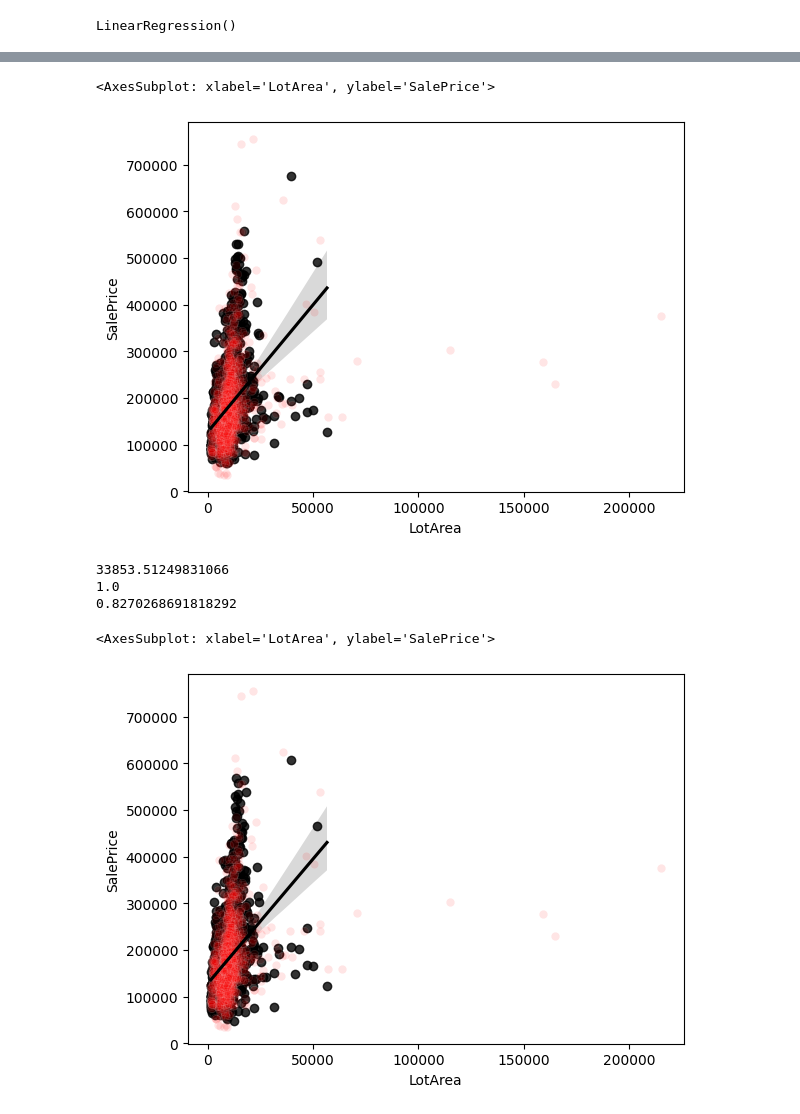
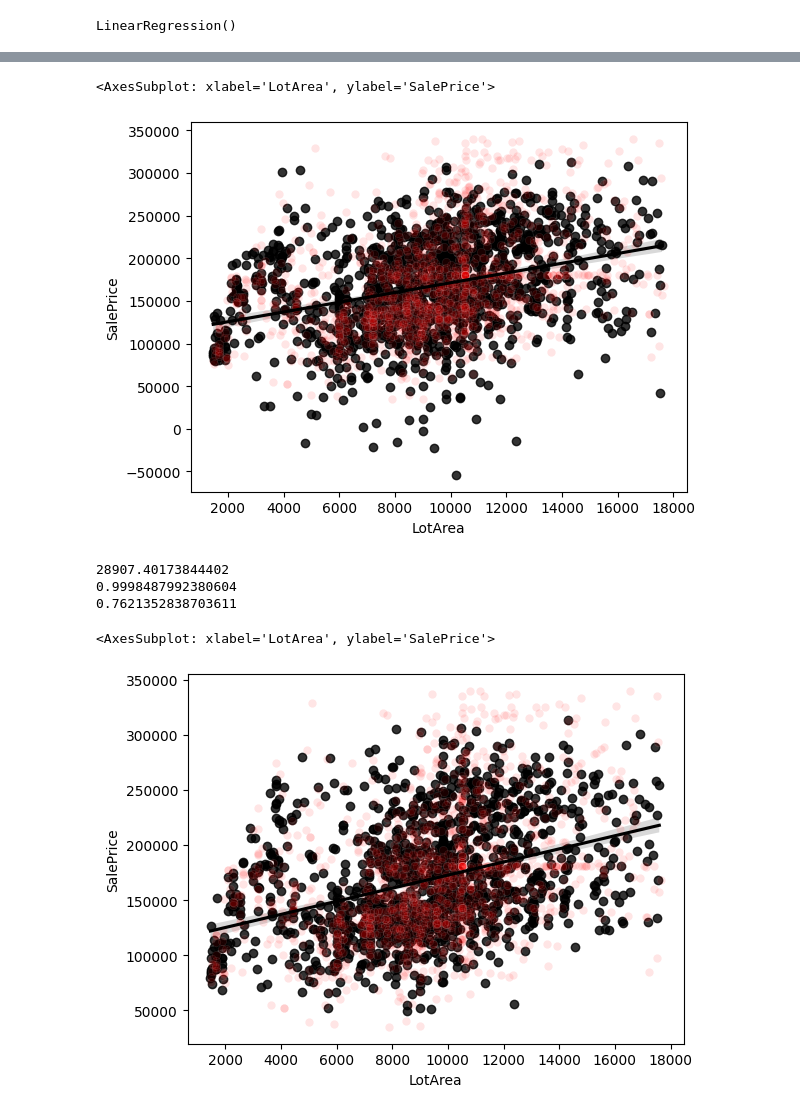
Before and after one commit to kossimon/sda_22_221108_linear-regression, a Jupyter notebook: linear_regression_better.ipynb, the cells around one changed output, grey strips where cells are left out. Cells and saved outputs as stored; diff of their text form; code cells hidden in the pictures.

```diff
--- a/linear_regression_better.ipynb
+++ b/linear_regression_better.ipynb
@@ -105,4 +117,2 @@ df_join_preproc[f'Utilities'] = df_join_preproc[f'Utilities'].replace({'AllPub':
 df_join_preproc[f'LandSlope'] = df_join_preproc[f'LandSlope'].replace({'Gtl':2, 'Mod':1, 'Sev':0})
 df_join_preproc[f'CentralAir'] = df_join_preproc[f'CentralAir'].replace({'Y' : 1, 'N' : 0})
-# %%
-df_join_preproc = df_join_preproc.fillna(int(0))
@@ -164,16 +186,26 @@ sns.boxplot(data = df_train_processed['LotArea'])
 [figure]
 # %%
 def turkey_func(data):
-    training_columns = list(data.columns)
-    for i in training_columns:
-        Q1 = df_join_preproc[f'{i}'].quantile(0.25)
-        Q3 = df_join_preproc[f'{i}'].quantile(0.75)
-        IQR = Q3 - Q1
-        print(i)
+  data_tur = data.select_dtypes(exclude=['uint8'])
+  data_unit = data.select_dtypes(include=['uint8'])
 
-        data[f'{i}'] = data[f'{i}'].mask(data[f'{i}'] < (Q1-1.5*IQR), data[f'{i}'].mean())
-        data[f'{i}'] = data[f'{i}'].mask(data[f'{i}'] > (Q3+1.5*IQR), data[f'{i}'].mean())
-    return data
+  #
+  # turkey_columns = list(data_tur.columns)
+  # natvrdo jenom na SalePrice a LotArea
+  turkey_columns = ['LotArea', 'SalePrice']
+
+  for i in turkey_columns:
+    Q1 = df_join_preproc[f'{i}'].quantile(0.25)
+    Q3 = df_join_preproc[f'{i}'].quantile(0.75)
+    IQR = Q3 - Q1
+    print(i)
+
+    data_tur[f'{i}'] = data_tur[f'{i}'].mask(data_tur[f'{i}'] < (Q1-1.5*IQR), data[f'{i}'].mean())
+    data_tur[f'{i}'] = data_tur[f'{i}'].mask(data_tur[f'{i}'] > (Q3+1.5*IQR), data[f'{i}'].mean())
+
+    data_fin = data_tur.join(data_unit)
+
+  return data_fin
 # %%
 df_train_processed.info()
 # %% [output]
@@ -187,0 +217,11 @@ memory usage: 698.8 KB
+# %%
+# nevím proč turkey function nezlepšuje výsledek valuace, čekal bych že ano
+
+'''
+Při použití Turkey function na všechno kromě dummies (unit8) - accu 0.68 na valuaci linreg a O.78 na valuaci gradient boost
+Při použití Turkey jen na SalePrice a LotArea (natvrdo) - accu 0.54 na linreg a 0.79 na gradientboost
+Při použití Turkey jen na LotArea (natvrdo) - accu 71 na linreg a 83,5 na gradient boost - ale propadlo na kaggle
+Zcela bez použití Turkey -  accu 0.71 na valuaci linreg a 0.82 na valuaci gradient boost - nejlepší kaggle
+'''
+df_train_processed = turkey_func(df_train_processed)
+df_test_processed = turkey_func(df_test_processed)
@@ -244,45 +302,45 @@ df_test_predict['SalePrice'] = y_pred
 submission001.to_csv('lin_reg_submission_sk_linreg.csv', index = False)
 # %%
 sns.regplot(data = df_test_predict, x = 'LotArea', y = 'SalePrice', color = 'black')
-sns.scatterplot(data = df_train, x = 'LotArea', y = 'SalePrice', alpha = 0.1, color = 'r')
+sns.scatterplot(data = df_train_fin, x = 'LotArea', y = 'SalePrice', alpha = 0.1, color = 'r')
 # %% [output]
 <AxesSubplot: xlabel='LotArea', ylabel='SalePrice'>
-[figure, old version]
+[figure, new version]
 # %%
-model = GradientBoostingRegressor(n_estimators = 10000)
+model = GradientBoostingRegressor(n_estimators = 1000)
 model.fit(X_train,y_train)
 y_pred_val = model.predict(X_val)
 
 
 from sklearn.metrics import mean_squared_error
 
 rmse = mean_squared_error(y_val, y_pred_val, squared=False)
 print(rmse)
 
 accu_train = model.score(X_train, y_train)
 print(accu_train)
 
 accu_test = model.score(X_val, y_val)
 print(accu_test)
 
 
 X_test = df_test_fin.drop('SalePrice', axis = 1)
 y_pred = model.predict(X_test)
 
 submission002 = X_test_Id.copy()
 submission002['SalePrice'] = y_pred
 
 df_test_predict = df_test_fin.copy()
 
 df_test_predict['SalePrice'] = y_pred
 
 sns.regplot(data = df_test_predict, x = 'LotArea', y = 'SalePrice', color = 'black')
-sns.scatterplot(data = df_train, x = 'LotArea', y = 'SalePrice', alpha = 0.1, color = 'r')
+sns.scatterplot(data = df_train_fin, x = 'LotArea', y = 'SalePrice', alpha = 0.1, color = 'r')
 # %% [output]
-33853.51249831066
-1.0
-0.8270268691818292
+28907.40173844402
+0.9998487992380604
+0.7621352838703611
 <AxesSubplot: xlabel='LotArea', ylabel='SalePrice'>
-[figure, old version]
+[figure, new version]
 # %%
 submission002.to_csv('lin_reg_submission_sk_gradientboost.csv', index = False)
```
Also changed, not shown: parts of 9 cells of this notebook, 2 other files.
